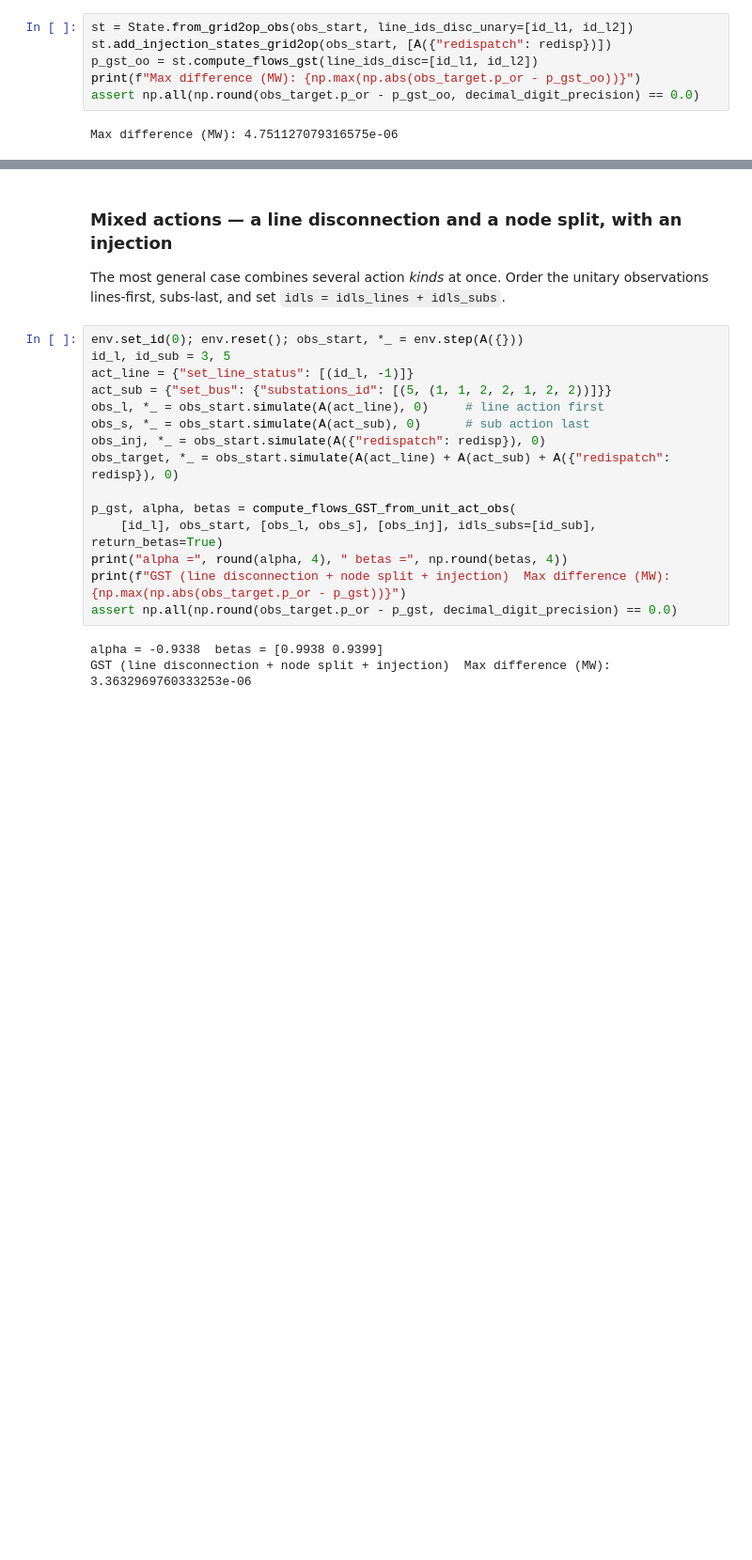
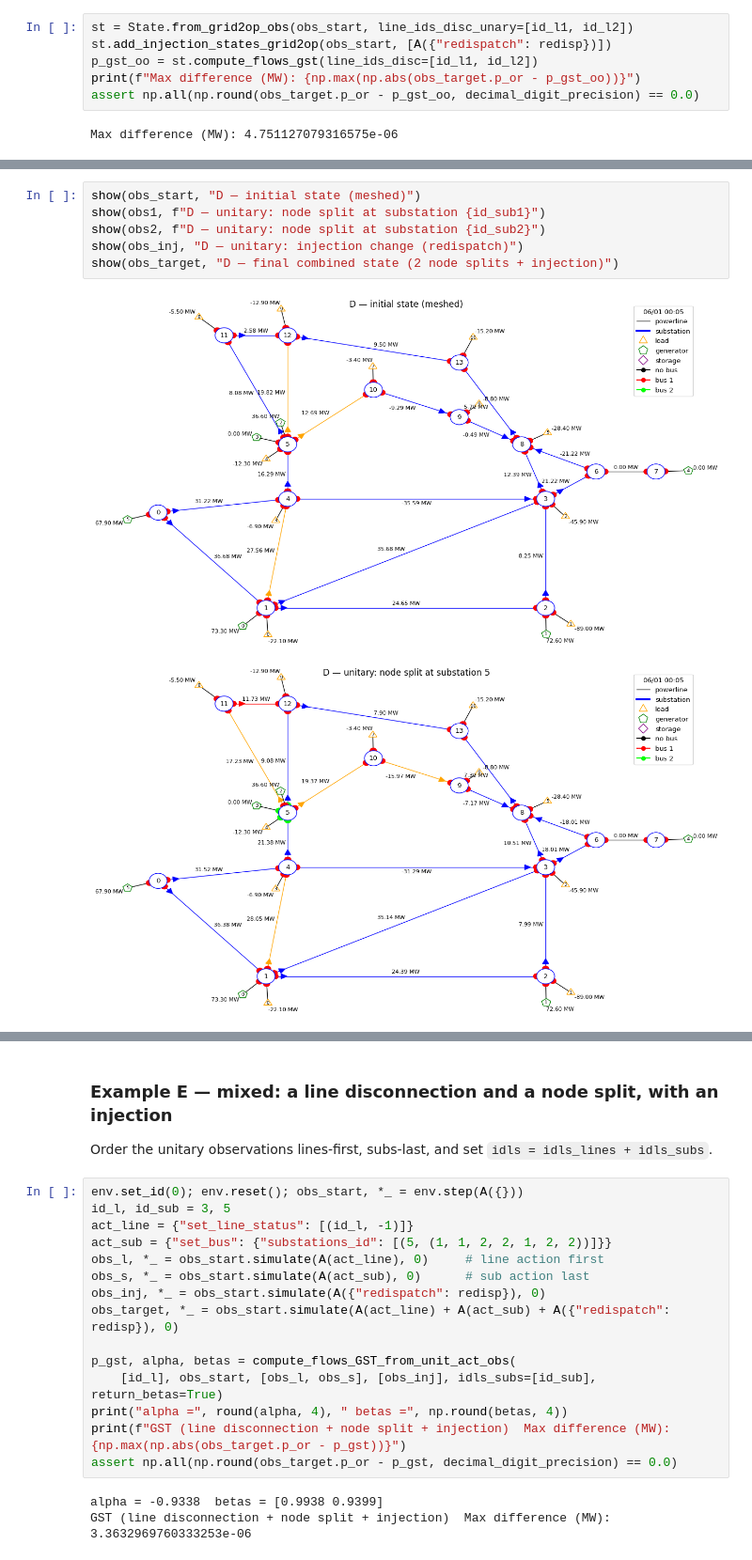
Before and after one commit to marota/Topology_Superposition_Theorem, a Jupyter notebook: Notebooks/getting_started_GST.ipynb, the cells around one changed output, grey strips where cells are left out. Shown at 94% size. Saved outputs shown, nothing was run; the diff lists cells and outputs as text; blank space fills up the shorter version.

```diff
--- a/Notebooks/getting_started_GST.ipynb
+++ b/Notebooks/getting_started_GST.ipynb
@@ -195,3 +230,12 @@ assert np.all(np.round(obs_target.p_or - p_gst, decimal_digit_precision) == 0.0)
 alpha = -0.58  betas = [0.9182 0.6619]
 GST       Max difference (MW): 2.9245902481989106e-06
 EST only  Max difference (MW): 4.3152
+# %%
+show(obs_start, "D — initial state (meshed)")
+show(obs1, f"D — unitary: node split at substation {id_sub1}")
+show(obs2, f"D — unitary: node split at substation {id_sub2}")
+show(obs_inj, "D — unitary: injection change (redispatch)")
+show(obs_target, "D — final combined state (2 node splits + injection)")
+# %% [output]
+[figure, added]
+[figure, added]
@@ -198,8 +245,6 @@ EST only  Max difference (MW): 4.3152
 # %% [markdown]
-### Mixed actions — a line disconnection **and** a node split, with an injection
-
-The most general case combines several action *kinds* at once. Order the unitary
-observations lines-first, subs-last, and set `idls = idls_lines + idls_subs`.
+### Example E — mixed: a line disconnection **and** a node split, with an injection
+Order the unitary observations lines-first, subs-last, and set `idls = idls_lines + idls_subs`.
 # %%
 env.set_id(0); env.reset(); obs_start, *_ = env.step(A({}))
 id_l, id_sub = 3, 5
```
Also changed, not shown: parts of 21 cells of this notebook.
